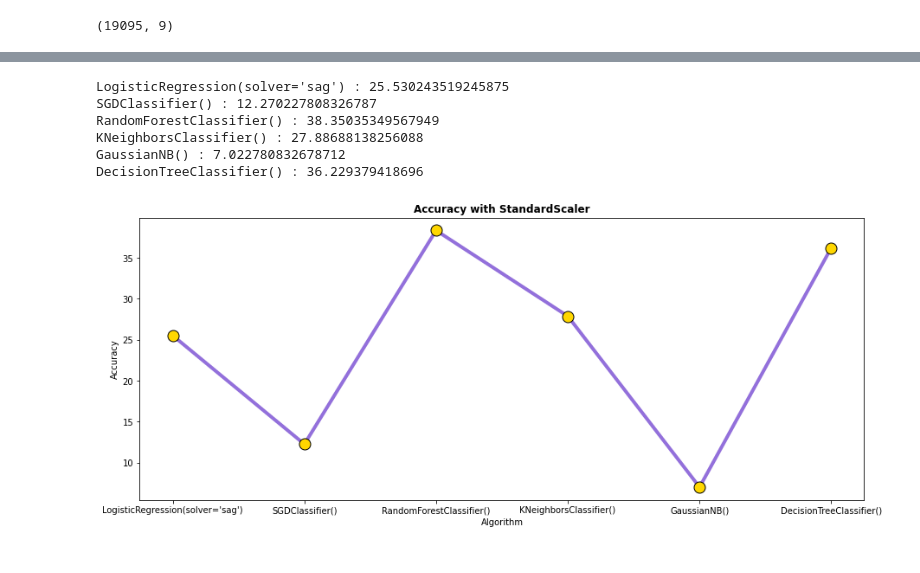
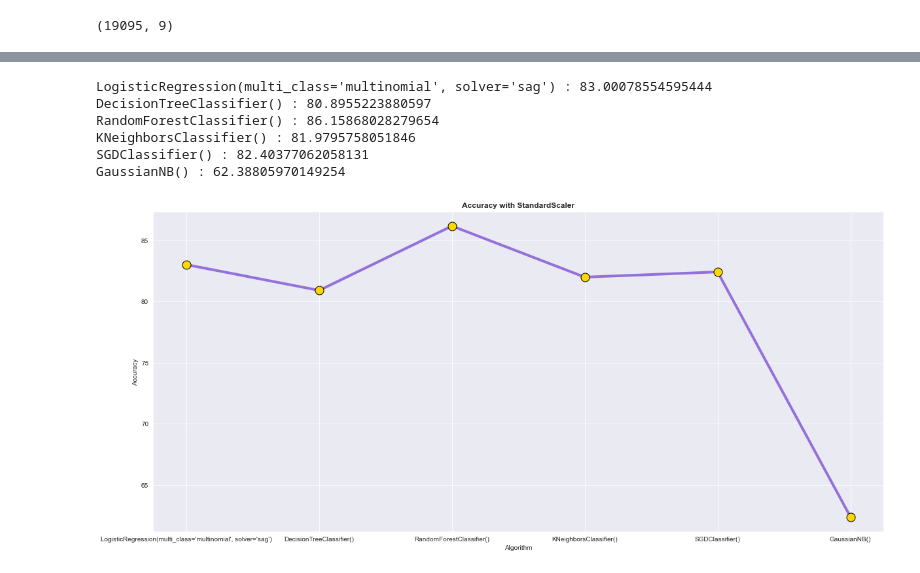
Before and after one commit to AaronLearnsCode94/Group-A-Project-2, a Jupyter notebook: Predictions.ipynb, the cells around one changed output, grey strips where cells are left out. Saved outputs shown, nothing was run; the diff lists cells and outputs as text; code cells hidden in the pictures.

Commit message:
update notebook and add new images

```diff
--- a/Predictions.ipynb
+++ b/Predictions.ipynb
@@ -185,0 +261,8 @@ y.shape
+# %%
+# Binning y into three classes
+def rank_mapper(y):
+    if int(y) <= 7: return 1
+    elif 7 < int(y) <= 16: return 2
+    else: return 3
+# %%
+y = y.apply(rank_mapper)
@@ -207,32 +325,34 @@ X_train.shape
 # %%
-lr = LogisticRegression(solver='sag')
+lr = LogisticRegression(solver='sag', multi_class = "multinomial")
 dt = DecisionTreeClassifier()
 rn = RandomForestClassifier()
 knn = KNeighborsClassifier()
+sgd = SGDClassifier()
 gb = GaussianNB()
-sgd = SGDClassifier()
 # %%
-li = [lr,sgd,rn,knn,gb,dt]
+li = [lr,dt, rn, knn, sgd, gb]
+all_predictions = pd.DataFrame()
 dic = {}
 for i in li:
     i.fit(x_train_std,y_train)
     ypred = i.predict(x_test_std)
     print(i,":",accuracy_score(ypred,y_test)*100)
     dic.update({str(i):i.score(x_test_std,y_test)*100})
+    all_predictions[str(i)] = ypred
 # %% [output]
-LogisticRegression(solver='sag') : 25.530243519245875
-SGDClassifier() : 12.270227808326787
-RandomForestClassifier() : 38.35035349567949
-KNeighborsClassifier() : 27.88688138256088
-GaussianNB() : 7.022780832678712
-DecisionTreeClassifier() : 36.229379418696
+LogisticRegression(multi_class='multinomial', solver='sag') : 83.00078554595444
+DecisionTreeClassifier() : 80.8955223880597
+RandomForestClassifier() : 86.15868028279654
+KNeighborsClassifier() : 81.9795758051846
+SGDClassifier() : 82.40377062058131
+GaussianNB() : 62.38805970149254
 # %%
-plt.figure(figsize=(15, 6))
+plt.figure(figsize=(20, 9))
 plt.title("Accuracy with StandardScaler", fontweight='bold')
 plt.xlabel("Algorithm")
 plt.ylabel("Accuracy")
 plt.plot(dic.keys(),dic.values(),marker='o',color='mediumpurple',linewidth=4,markersize=13,
          markerfacecolor='gold',markeredgecolor='black')
 plt.show()
 # %% [output]
-[figure, old version]
+[figure, new version]
```
Also changed, not shown: parts of 44 cells of this notebook, 7 other files.
